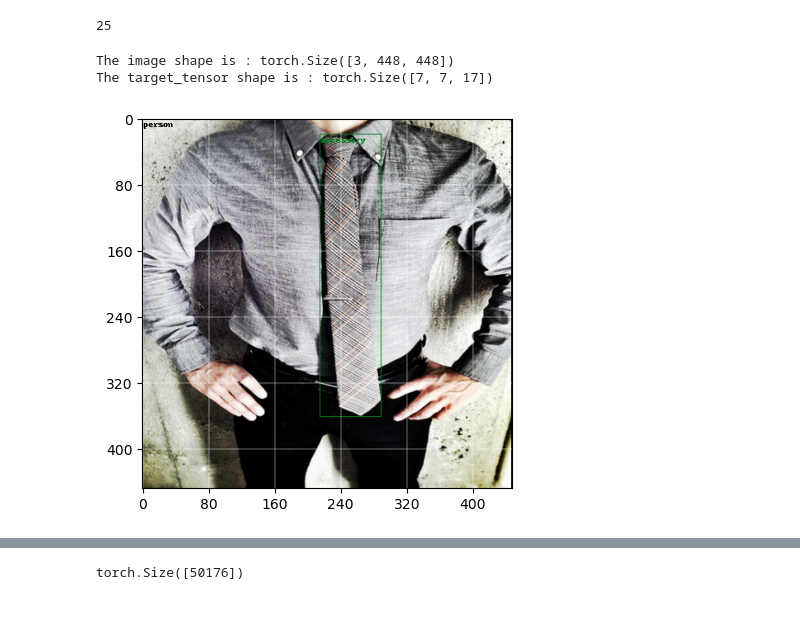
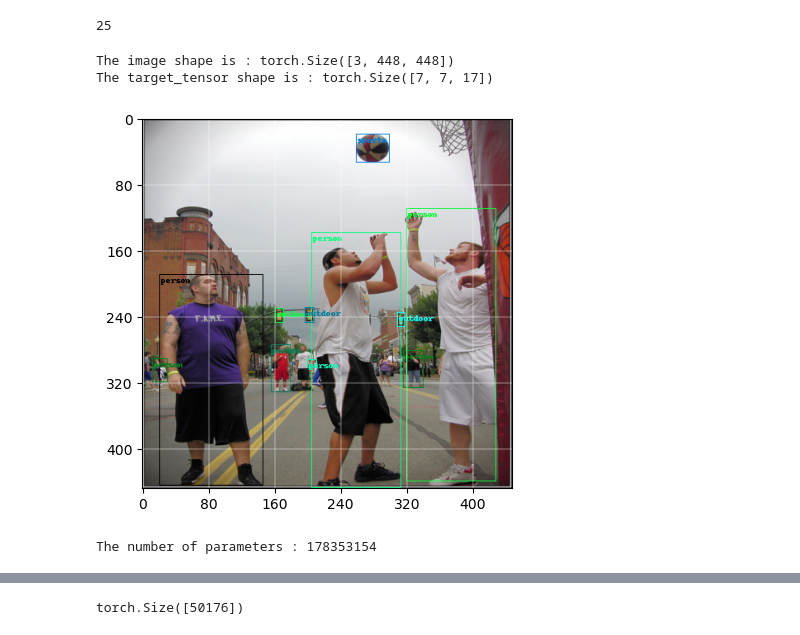
Before and after one commit to anantinfinity9796/coco, a Jupyter notebook: coco_full/kaggle_recent_latest.ipynb, the cells around one changed output, grey strips where cells are left out. Cells and saved outputs as stored; diff of their text form; code cells hidden in the pictures.

```diff
--- a/coco_full/kaggle_recent_latest.ipynb
+++ b/coco_full/kaggle_recent_latest.ipynb
@@ -167,12 +179,28 @@ class CocoDataset(Dataset):
 
         return bboxes
 
+    def make_relative(self,target_tensor, cell_size, image_size):
+
+        for i in range(target_tensor.shape[0]):
+            for j in range(target_tensor.shape[1]):
+                box = target_tensor[i][j]
+
+                if torch.sum(box).item()!=0:
+                    x_cell, y_cell = (box[1]/cell_size).to(torch.int32).item(), (box[2]/cell_size).to(torch.int32).item()
+
+                    start_cell_x, start_cell_y = x_cell*cell_size, y_cell*cell_size
+
+                    box[1], box[2] = (box[1]-start_cell_x)/cell_size, (box[2]-start_cell_y)/cell_size
+        return target_tensor
+
+
     def make_target_tensor(self,bboxes):
         target_tensor = torch.zeros(7,7,17)
         for box in bboxes:
             x_cell, y_cell = int(box[1]/64), int(box[2]/64)
 
             if target_tensor[x_cell][y_cell].sum() ==0:
+                # box[...,1:5] = torchvision.ops.box_convert(box[...,1:5], in_fmt = 'xywh', out_fmt='cxcywh')
                 box[...,1:5] = box[...,1:5]/448.0
                 target_tensor[x_cell][y_cell] = box
 
@@ -207,7 +235,7 @@ class CocoDataset(Dataset):
 
 
         # Convert the bounding boxes to the dimension format understoood by the image.
-        bboxes = torchvision.ops.box_convert(bboxes, in_fmt='xywh', out_fmt='xyxy')
+        # bboxes = torchvision.ops.box_convert(bboxes, in_fmt='xywh', out_fmt='xyxy')
 
         # After transforming the image we convert the individual bounding boxes, classes and confidence of object to target tensor
         # The format of the out tensor is [object_confidence, bounding_boxes, one-hot class labels]
@@ -217,6 +245,12 @@ class CocoDataset(Dataset):
         out = torch.cat((new,x ), axis = 1)
 
         target_tensor = self.make_target_tensor(out)
+        # print("The target tensor is:", end = '/')
+        # print(target_tensor)
+        # target_tensor = self.make_relative(target_tensor, image_size=image_array.shape[1], cell_size=64)
+        # print("The relative tensor is:", end = '/')
+        # print(target_tensor)
+
         # assert target_tensor.shape == (7,7,17)
 
 
@@ -266,33 +300,33 @@ len(test_coco_dataloader)
 # %% [output]
 25
 # %%
-image,targets = test_coco[14]
+image,targets = test_coco[11]
+# print("The original tensor is:", end = '/')
+# targets = make_absolute(targets, 64)
 print(f"The image shape is : {image.shape}")
 print(f"The target_tensor shape is : {targets.shape}")
 
 objects_list = []
 class_names_list = []
 for target in targets:
     for box in target:
-        if box.sum().item() == 0:
-            continue
-        else:
+        if torch.sum(box)!=0:
+            box[...,1:5] = torchvision.ops.box_convert(box[...,1:5], in_fmt='xywh', out_fmt='xyxy')
             objects_list.append(box)
-
             values, indices = torch.max(box[5:], dim=0)
             class_names_list.append(enum_super_categories[indices.item()])
 
 
 fig, ax = plt.subplots()
 object_tensor = torch.stack(objects_list)
 plot_image = torchvision.utils.draw_bounding_boxes((image*255).to(torch.uint8), object_tensor[:,1:5]*448.0, labels=class_names_list)
 ax.imshow(plot_image.permute(1,2,0).numpy())
 # x_ticks = [i*64 for i in range(1,6)]
 # y_ticks = [i*64 for i in range(1,6)]
 ax.xaxis.set_major_locator(plt.MaxNLocator(7))  # Set the number of x-axis grid lines
 ax.yaxis.set_major_locator(plt.MaxNLocator(7))  # Set the number of y-axis grid lines
 ax.grid(visible=True,which='both', color = 'w', linestyle='-', linewidth=0.3)
 # %% [output]
 The image shape is : torch.Size([3, 448, 448])
 The target_tensor shape is : torch.Size([7, 7, 17])
-[figure, old version]
+[figure, new version]
@@ -298,0 +385,5 @@ The target_tensor shape is : torch.Size([7, 7, 17])
+# %%
+optimizer = optim.Adam(al_model.parameters(), lr = 3e-8)
+print(f"The number of parameters : {sum(p.numel() for p in al_model.parameters())}")
+# %% [output]
+The number of parameters : 178353154
```
Also changed, not shown: parts of 14 cells of this notebook, 2 other files.
